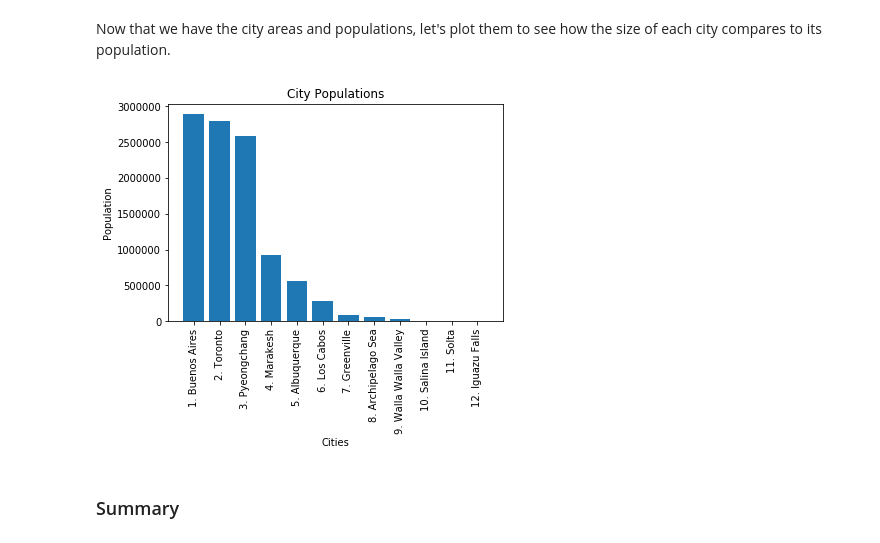
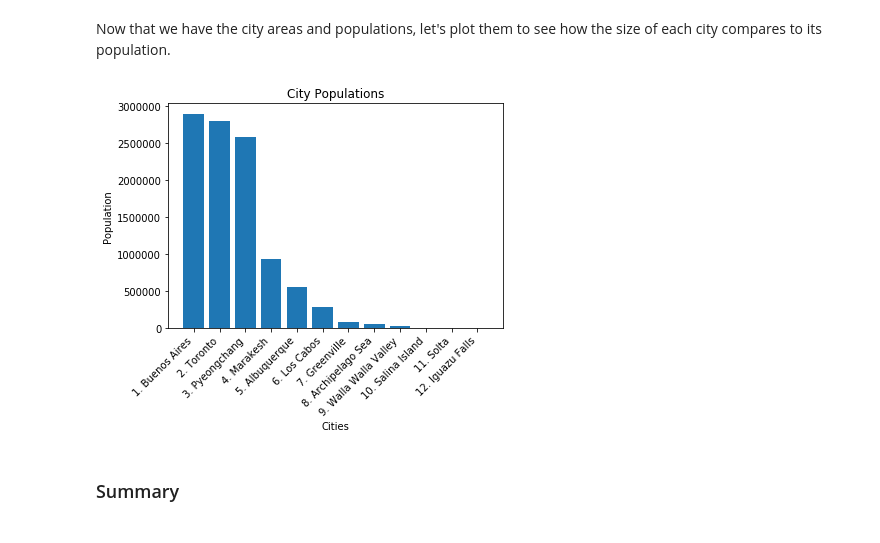
Before and after one commit to UpwardTrajectory/dsc-1-01-20-looping-over-collections-lab-seattle-ds-career-040119, a Jupyter notebook: index.ipynb, the cells around one changed output. Cells and saved outputs as stored; diff of their text form; code cells hidden in the pictures.

```diff
--- a/index.ipynb
+++ b/index.ipynb
@@ -189,16 +189,19 @@ city_areas
 # %% [markdown]
 Now that we have the city areas and populations, let's plot them to see how the size of each city compares to its population.
 # %%
+fig, ax = plt.subplots()
+fig.autofmt_xdate(bottom=0.1, rotation=45, ha='right')
+
 plt.bar(names_and_ranks, city_populations)
 
 plt.ylabel('Population')
 plt.xlabel('Cities')
 plt.title('City Populations')
-plt.xticks(rotation='vertical')
+#plt.xticks(rotation='vertical')
 
 plt.show()
 # %% [output]
-[figure, old version]
+[figure, new version]
 # %%
 plt.bar(names_and_ranks, city_areas)
 plt.ylabel('Area')
```
